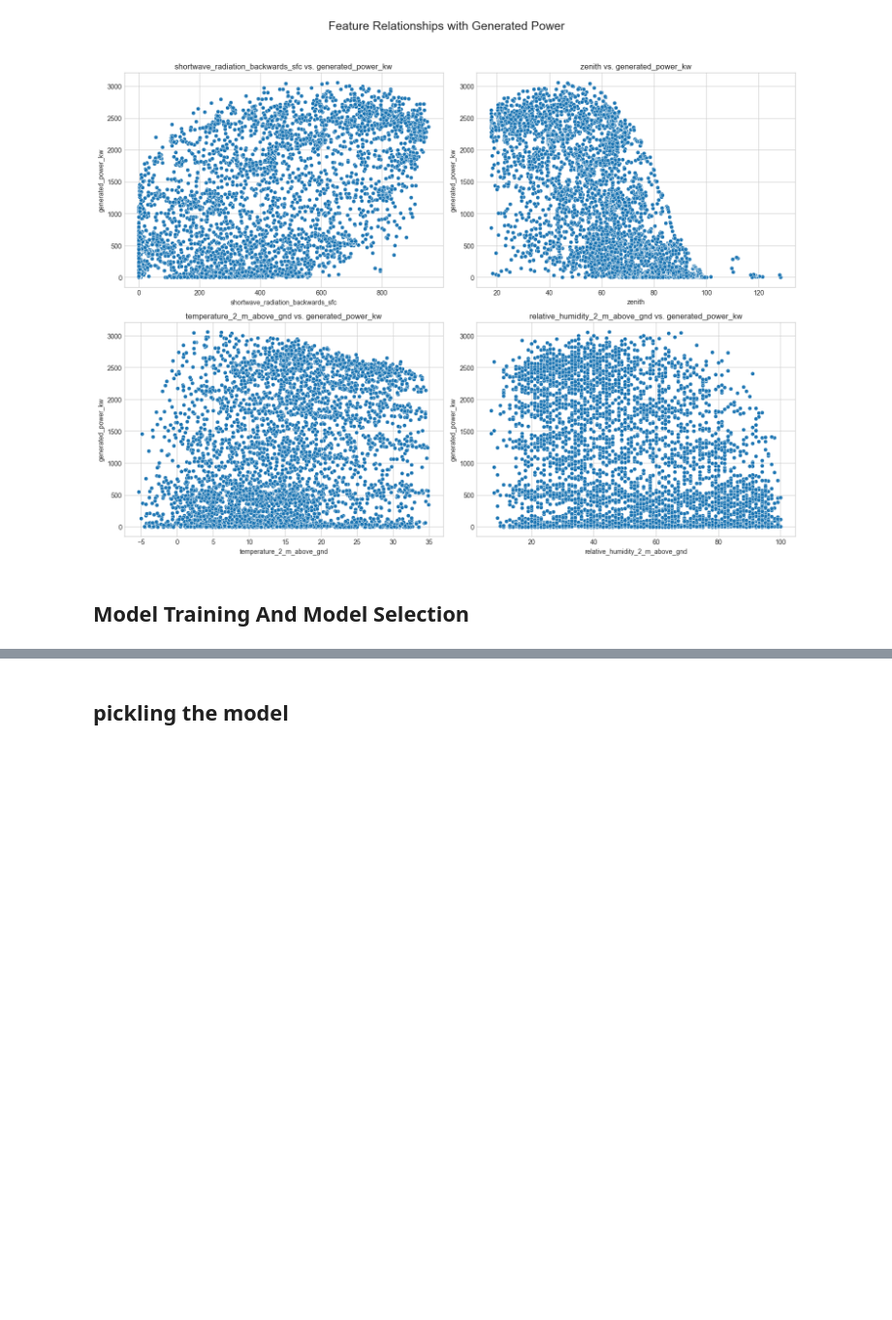
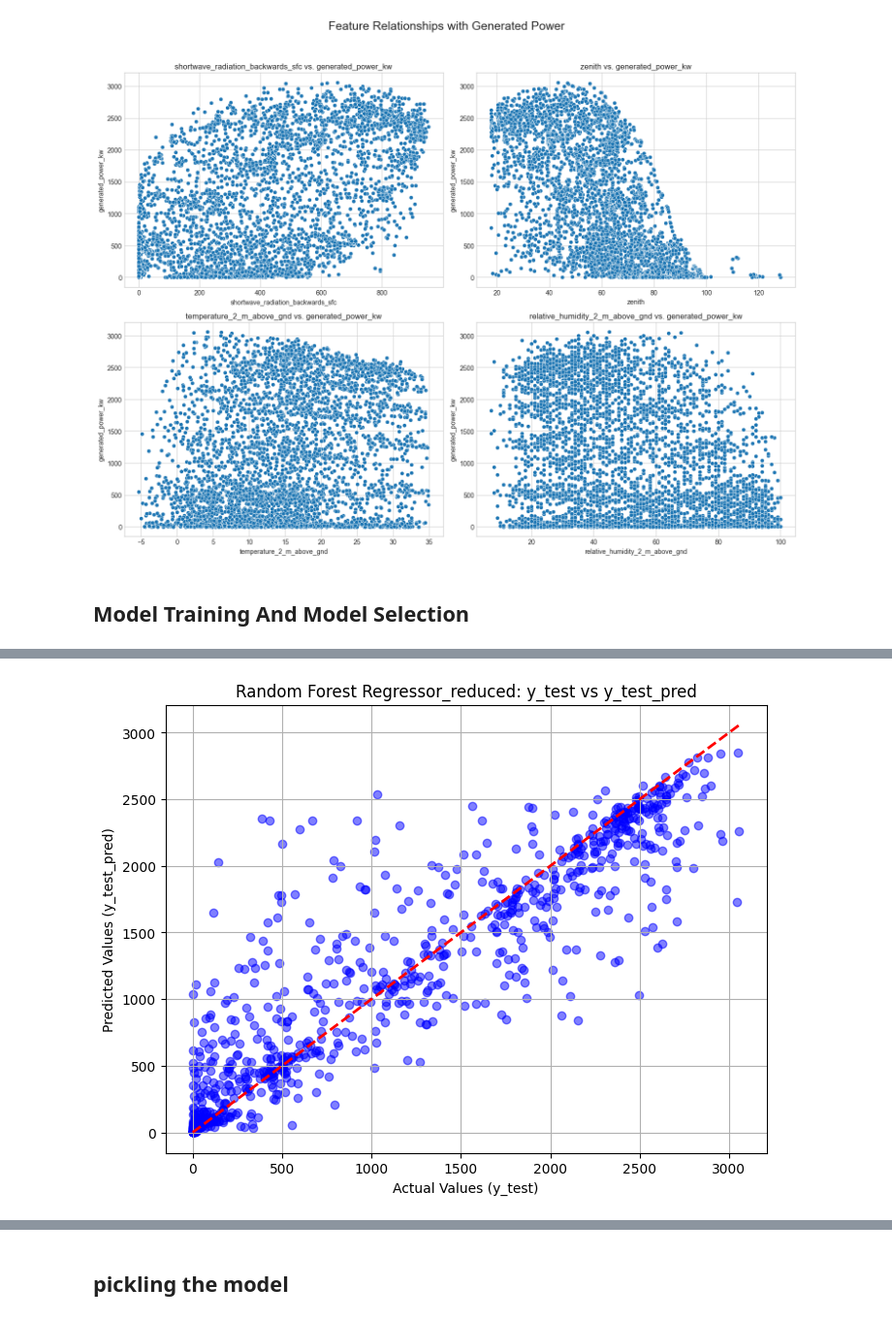
Before and after one commit to ayush-kapuskari/IEEE-Hackathon, a Jupyter notebook: modeltraining.ipynb, the cells around one changed output, grey strips where cells are left out. Shown at 97% size. Cells and saved outputs as stored; diff of their text form; code cells hidden in the pictures; blank space fills up the shorter version.

```diff
--- a/modeltraining.ipynb
+++ b/modeltraining.ipynb
@@ -358,0 +514,17 @@ Model performance for Test set
+# %%
+# Create a list of the top 8 features you want to keep
+features_to_keep = [
+    'angle_of_incidence',
+    'zenith',
+    'azimuth',
+    'shortwave_radiation_backwards_sfc',
+    'total_cloud_cover_sfc',
+    'mean_sea_level_pressure_MSL',
+    'relative_humidity_2_m_above_gnd',
+    'temperature_2_m_above_gnd',
+    'wind_speed_10_m_above_gnd'
+]
+
+
+x_train_reduced = x_train.loc[:, features_to_keep]
+x_test_reduced = x_test.loc[:, features_to_keep]
@@ -358,0 +555,76 @@ Model performance for Test set
+# %%
+## retrain with  parameters
+import matplotlib.pyplot as plt
+
+
+models = {
+    "Random Forest Regressor_reduced": RandomForestRegressor(n_estimators=600, min_samples_split=2, max_features='sqrt' ,min_samples_leaf=1,max_depth=25,bootstrap=False, n_jobs=-1),
+    "Xgboost Regressor_reduced": XGBRegressor(n_estimators=1000, learning_rate=0.01,gamma=0.2,max_depth=7, colsample_bytree=1.0, subsample=0.6)
+}
+
+for i in range(len(list(models))):
+    model = list(models.values())[i]
+    model.fit(x_train_reduced, y_train) # Train model
+
+    # Make predictions
+    y_train_pred = model.predict(x_train_reduced)
+    y_test_pred = model.predict(x_test_reduced)
+
+
+
+n_train_samples = 3370
+n_test_samples = 843
+n_features = 9
+
+# Model training and evaluation loop
+for i in range(len(list(models))):
+    model = list(models.values())[i]
+    model.fit(x_train_reduced, y_train)  # Train model
+
+    # Make predictions
+    y_train_pred = model.predict(x_train_reduced)
+    y_test_pred = model.predict(x_test_reduced)
+
+    # Evaluate Train and Test dataset
+    model_train_mae,model_train_mse, model_train_rmse, model_train_r2, model_train_adj_r2 = evaluate_model(
+        y_train, y_train_pred, n_train_samples, n_features
+    )
+    model_test_mae,model_test_mse, model_test_rmse, model_test_r2, model_test_adj_r2 = evaluate_model(
+        y_test, y_test_pred, n_test_samples, n_features
+    )
+
+
+
+
+
+    print(list(models.keys())[i])
+
+    print('Model performance for Training set')
+    print("- Root Mean Squared Error: {:.4f}".format(model_train_rmse))
+    print("-  Mean Squared Error: {:.4f}".format(model_train_mse))
+    print("- Mean Absolute Error: {:.4f}".format(model_train_mae))
+    print("- R2 Score: {:.4f}".format(model_train_r2))
+    print("- Adjusted R2 Score: {:.4f}".format(model_train_adj_r2))
+
+    print('----------------------------------')
+
+    print('Model performance for Test set')
+    print("- Root Mean Squared Error: {:.4f}".format(model_test_rmse))
+    print("-  Mean Squared Error: {:.4f}".format(model_test_mse))
+    print("- Mean Absolute Error: {:.4f}".format(model_test_mae))
+    print("- R2 Score: {:.4f}".format(model_test_r2))
+    print("- Adjusted R2 Score: {:.4f}".format(model_test_adj_r2))
+
+    # Create a new figure for each model
+    plt.figure(figsize=(8, 6))
+    plt.scatter(y_test, y_test_pred, color='blue', alpha=0.5)
+    plt.plot([y_test.min(), y_test.max()], [y_test.min(), y_test.max()], 'r--', lw=2)  # Diagonal line for reference
+    plt.xlabel('Actual Values (y_test)')
+    plt.ylabel('Predicted Values (y_test_pred)')
+    plt.title(f'{list(models.keys())[i]}: y_test vs y_test_pred')
+    plt.grid(True)
+    plt.show()
+
+    print('='*35)
+    print('\n')
+# %% [output]
@@ -358,0 +643 @@ Model performance for Test set
+[figure, added]
```
Also changed, not shown: parts of 46 cells of this notebook, 23 other files.
